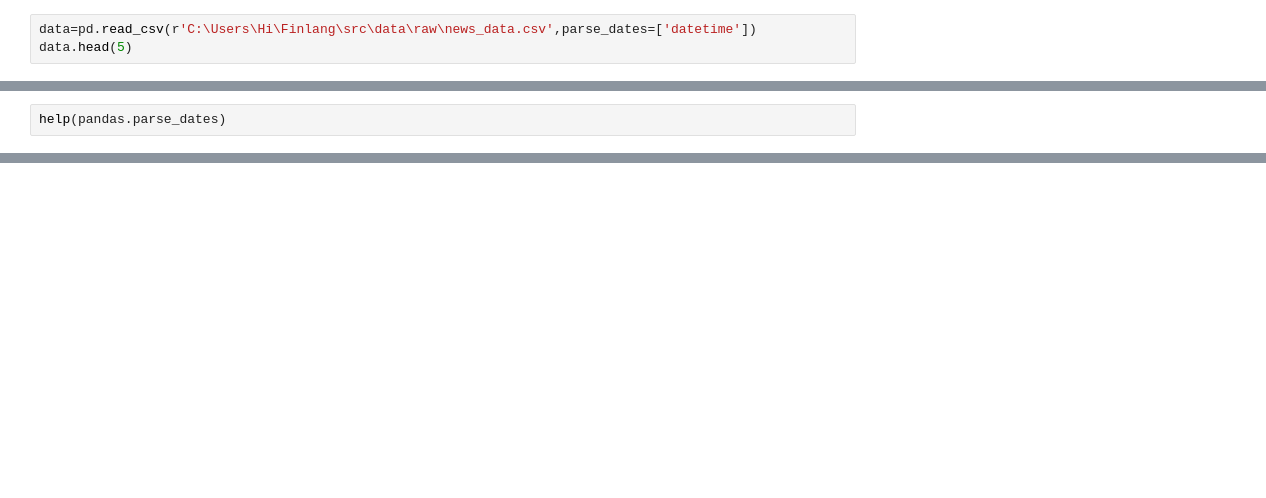
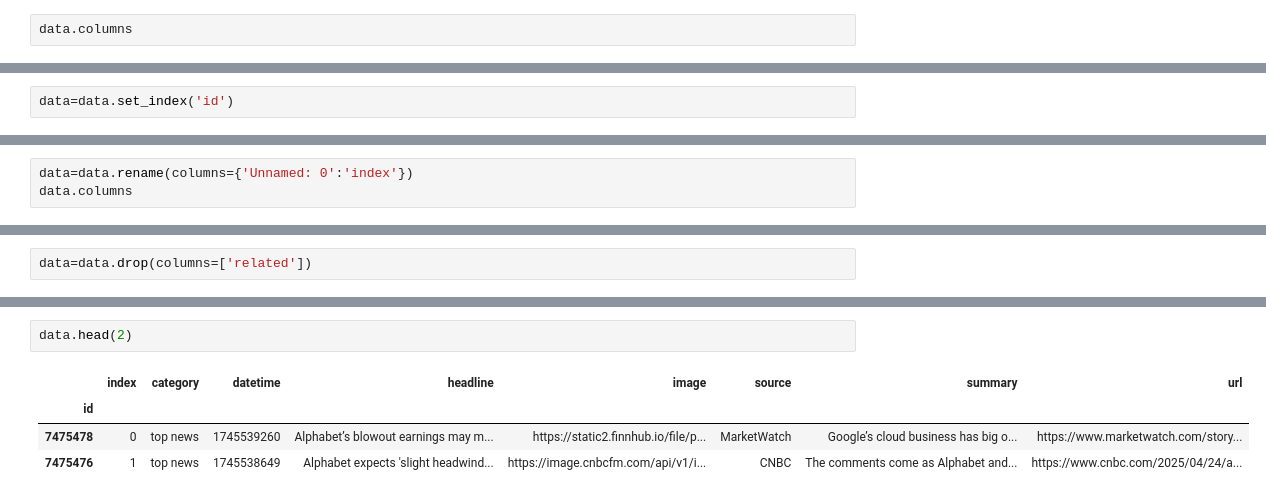
Before and after one commit to anilrasani/Finlang, a Jupyter notebook: notebooks/eda/02_news_time_trend(f).ipynb, the cells around one changed output, grey strips where cells are left out. Drawn from its saved outputs; the diff is of its cells as text; blank space fills up the shorter version.

```diff
--- a/notebooks/eda/02_news_time_trend(f).ipynb
+++ b/notebooks/eda/02_news_time_trend(f).ipynb
@@ -11,4 +79,3 @@ Index(['Unnamed: 0', 'category', 'datetime', 'headline', 'id', 'image',
 # %%
-data=pd.read_csv(r'C:\Users\Hi\Finlang\src\data\raw\news_data.csv',parse_dates=['datetime'])
-data.head(5)
+data.columns
 # %% [output]
@@ -21,2 +85,2 @@ data.head(5)
 # %%
-help(pandas.parse_dates)
+data=data.set_index('id')
@@ -24,0 +97,3 @@ NameError: name 'pandas' is not defined
+# %%
+data=data.rename(columns={'Unnamed: 0':'index'})
+data.columns
@@ -24,0 +104,2 @@ NameError: name 'pandas' is not defined
+# %%
+data=data.drop(columns=['related'])
@@ -24,0 +126,7 @@ NameError: name 'pandas' is not defined
+# %%
+data.head(2)
+# %% [output]
+|  | index | category | datetime | headline | image | source | summary | url |
+| id |  |  |  |  |  |  |  |  |
+| 7475478 | 0 | top news | 1745539260 | Alphabet’s blowout earnings may m... | https://static2.finnhub.io/file/p... | MarketWatch | Google’s cloud business has big o... | https://www.marketwatch.com/story... |
+| 7475476 | 1 | top news | 1745538649 | Alphabet expects 'slight headwind... | https://image.cnbcfm.com/api/v1/i... | CNBC | The comments come as Alphabet and... | https://www.cnbc.com/2025/04/24/a... |
```
Also changed, not shown: parts of 21 cells of this notebook, 5 other files.
